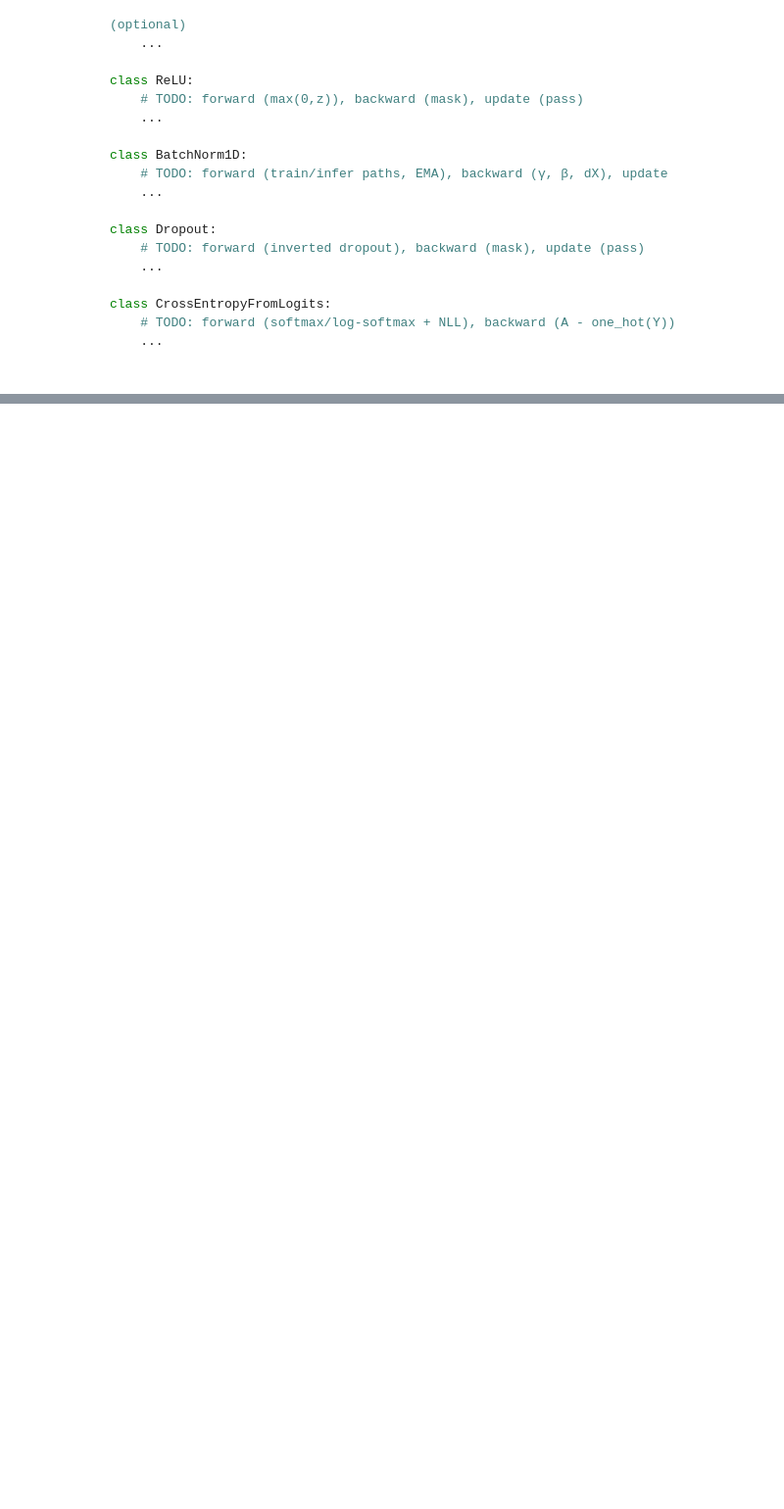
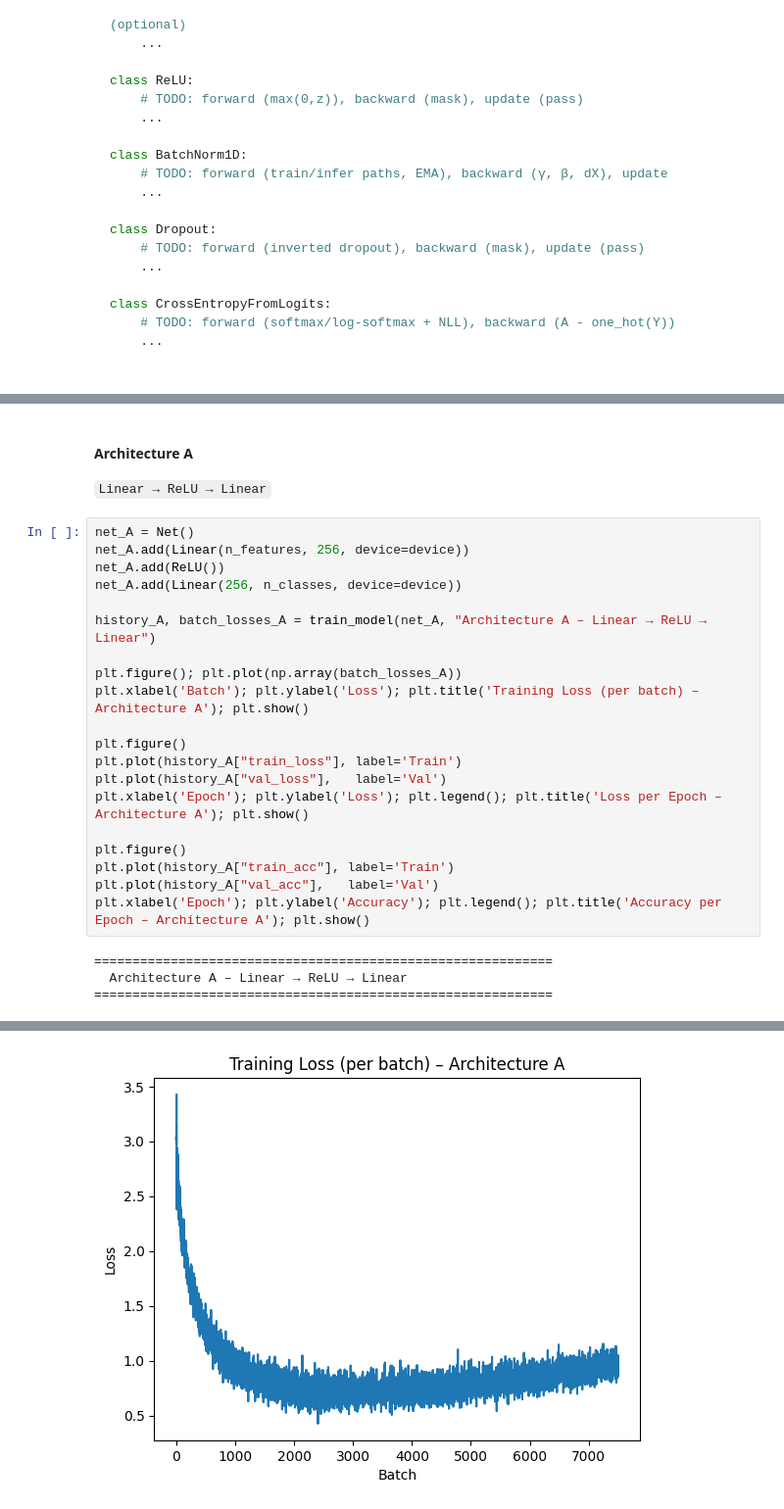
Before and after one commit to jpcastanom/Workshops-AI, a Jupyter notebook: Workshop 1/MiniTorchWorkshop.ipynb, the cells around one changed output, grey strips where cells are left out. Shown at 98% size. Cells and saved outputs as stored; diff of their text form; blank space fills up the shorter version.

```diff
--- a/Workshop 1/MiniTorchWorkshop.ipynb
+++ b/Workshop 1/MiniTorchWorkshop.ipynb
@@ -1762,0 +1627,27 @@ Epoch 10/10 | lr=0.00625 | Train Loss: 0.7665  Acc: 0.8478 | Val Loss: 0.7722  A
+# %% [markdown]
+#### Architecture A
+``Linear → ReLU → Linear``
+# %%
+net_A = Net()
+net_A.add(Linear(n_features, 256, device=device))
+net_A.add(ReLU())
+net_A.add(Linear(256, n_classes, device=device))
+
+history_A, batch_losses_A = train_model(net_A, "Architecture A – Linear → ReLU → Linear")
+
+plt.figure(); plt.plot(np.array(batch_losses_A))
+plt.xlabel('Batch'); plt.ylabel('Loss'); plt.title('Training Loss (per batch) – Architecture A'); plt.show()
+
+plt.figure()
+plt.plot(history_A["train_loss"], label='Train')
+plt.plot(history_A["val_loss"],   label='Val')
+plt.xlabel('Epoch'); plt.ylabel('Loss'); plt.legend(); plt.title('Loss per Epoch – Architecture A'); plt.show()
+
+plt.figure()
+plt.plot(history_A["train_acc"], label='Train')
+plt.plot(history_A["val_acc"],   label='Val')
+plt.xlabel('Epoch'); plt.ylabel('Accuracy'); plt.legend(); plt.title('Accuracy per Epoch – Architecture A'); plt.show()
+# %% [output]
+============================================================
+  Architecture A – Linear → ReLU → Linear
+============================================================
@@ -1762,0 +1664 @@ Epoch 10/10 | lr=0.00625 | Train Loss: 0.7665  Acc: 0.8478 | Val Loss: 0.7722  A
+[figure, added]
```
Also changed, not shown: parts of 22 cells of this notebook.
